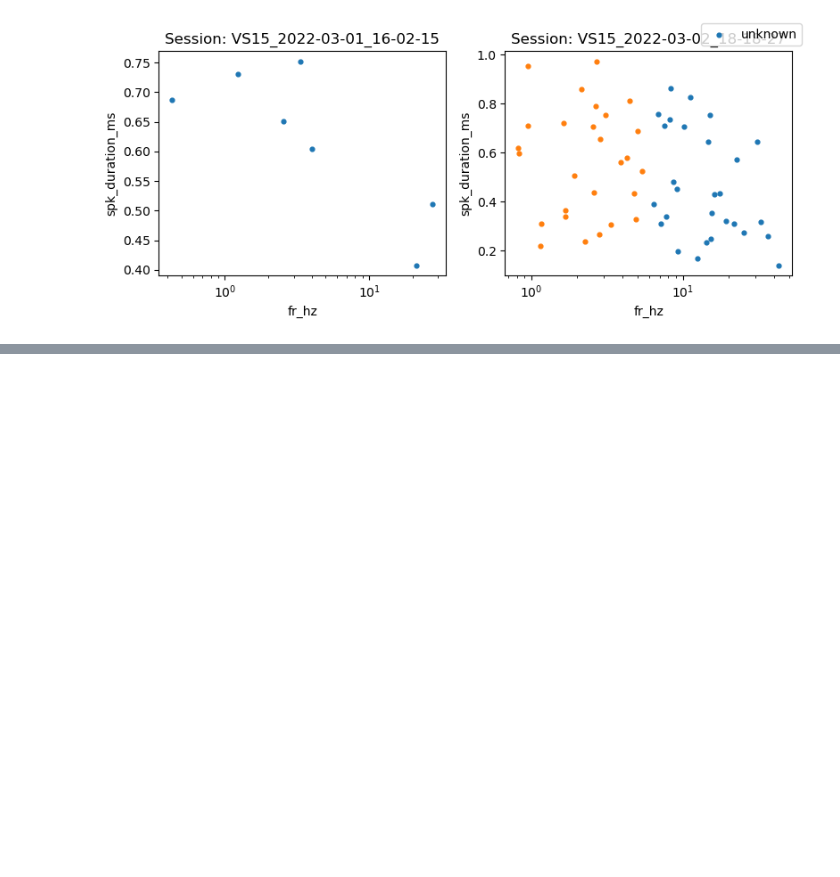
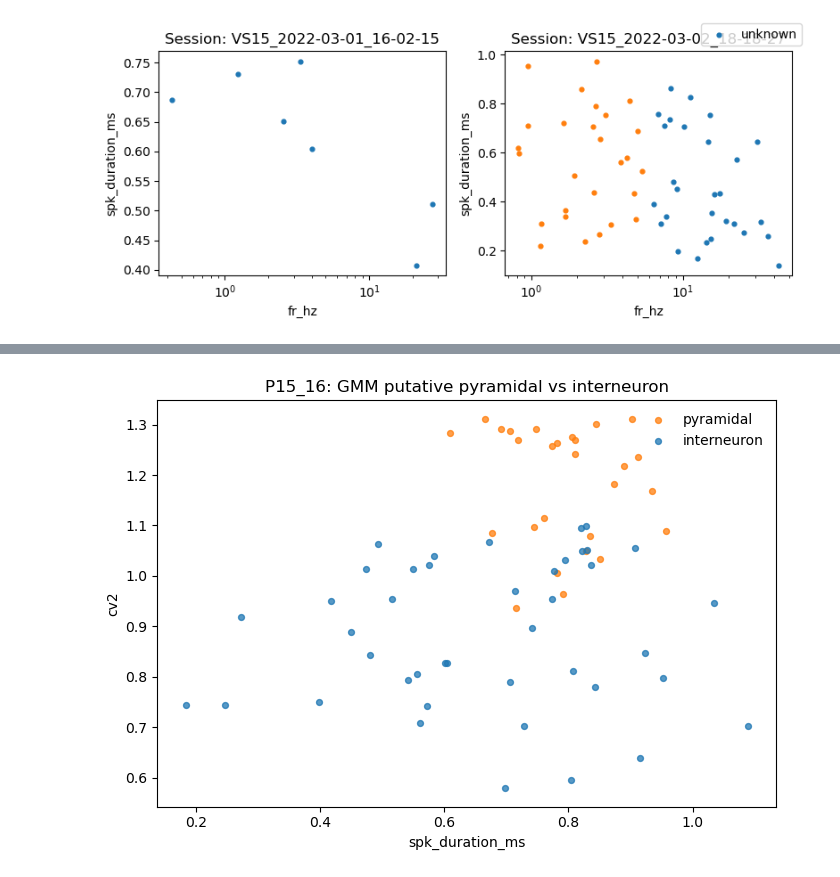
Before and after one commit to tadex909/CA1-cellclass, a Jupyter notebook: notebooks/plot_features.ipynb, the cells around one changed output, grey strips where cells are left out. Cells and saved outputs as stored; diff of their text form; code cells hidden in the pictures; blank space fills up the shorter version.

```diff
--- a/notebooks/plot_features.ipynb
+++ b/notebooks/plot_features.ipynb
@@ -230,0 +358,17 @@ plt.show()
+# %%
+fig, ax = plt.subplots(figsize=(7, 5))
+for cell_type, color in [("pyramidal", "tab:orange"), ("interneuron", "tab:blue")]:
+    s = d[d["putative_type"] == cell_type]
+    ax.scatter(s["spk_duration_ms"], s["cv2"], s=18, alpha=0.75, label=cell_type, color=color)
+
+ax.set_xlabel("spk_duration_ms")
+ax.set_ylabel("cv2")
+ax.set_title(f"{age_group}: GMM putative pyramidal vs interneuron")
+ax.legend(frameon=False)
+plt.tight_layout()
+plt.show()
+
+# Optional save
+# d.to_parquet(results_root / age_group / f"{age_group}_gmm_labels.parquet", index=False)
+# %% [output]
+[figure, added]
```
Also changed, not shown: parts of 10 cells of this notebook, 4 other files.
